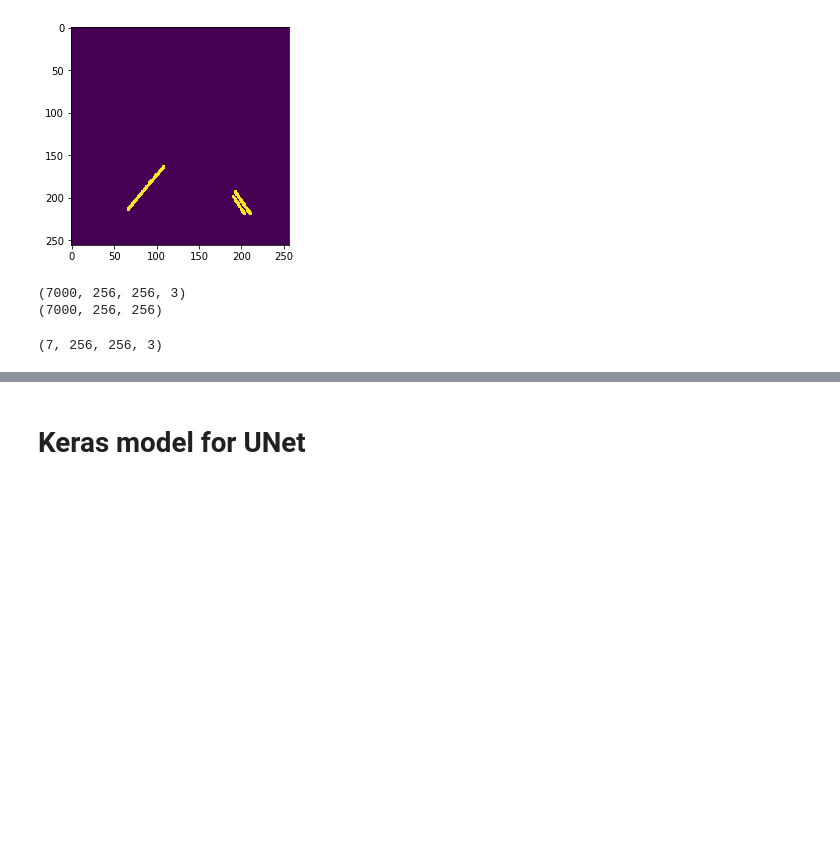
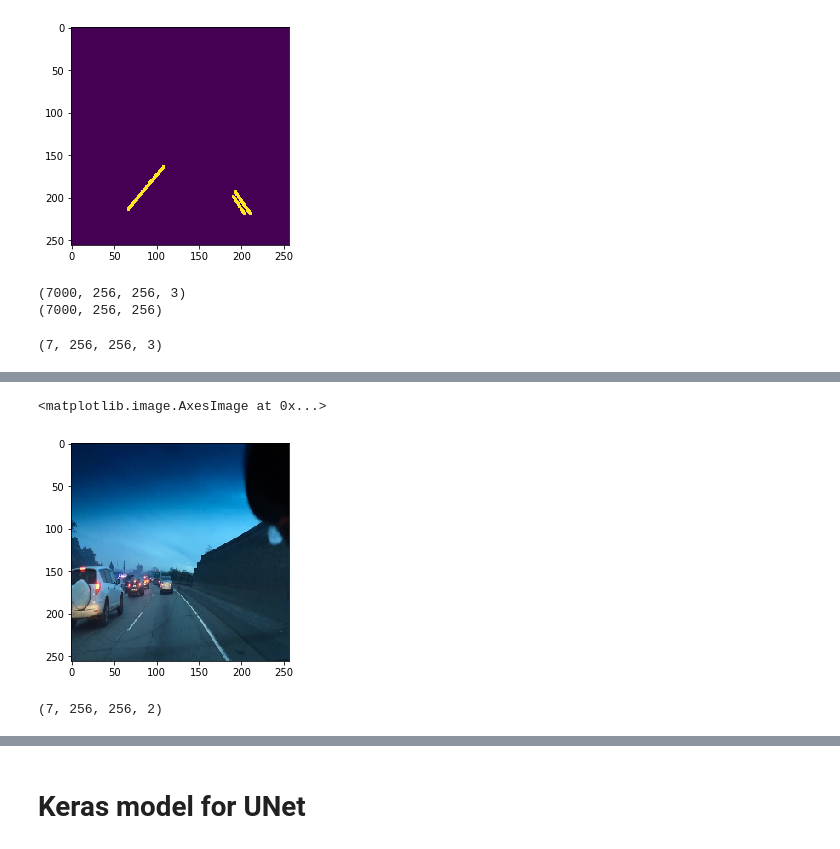
Before and after one commit to trived76/ECE1512-Homework3-LaneDetection, a Jupyter notebook: Lane_Detection.ipynb, the cells around one changed output, grey strips where cells are left out. Cells and saved outputs as stored; diff of their text form; code cells hidden in the pictures; blank space fills up the shorter version.

```diff
--- a/Lane_Detection.ipynb
+++ b/Lane_Detection.ipynb
@@ -553,0 +597,9 @@ plt.imshow(np.squeeze(c[0]))
+# %%
+plt.imshow(b[0])
+# %% [output]
+<matplotlib.image.AxesImage at 0x...>
+[figure, added]
+# %%
+c.shape
+# %% [output]
+(7, 256, 256, 2)
```
Also changed, not shown: parts of 18 cells of this notebook.
